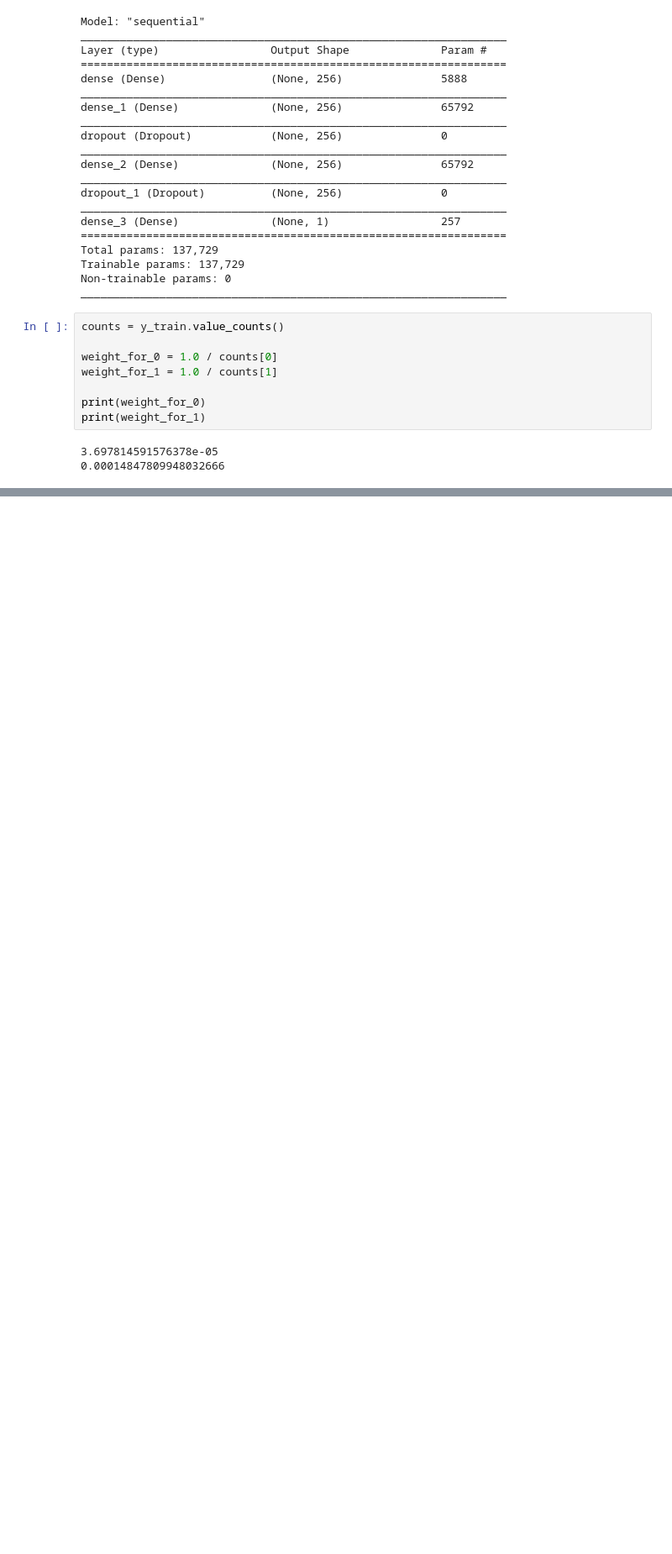
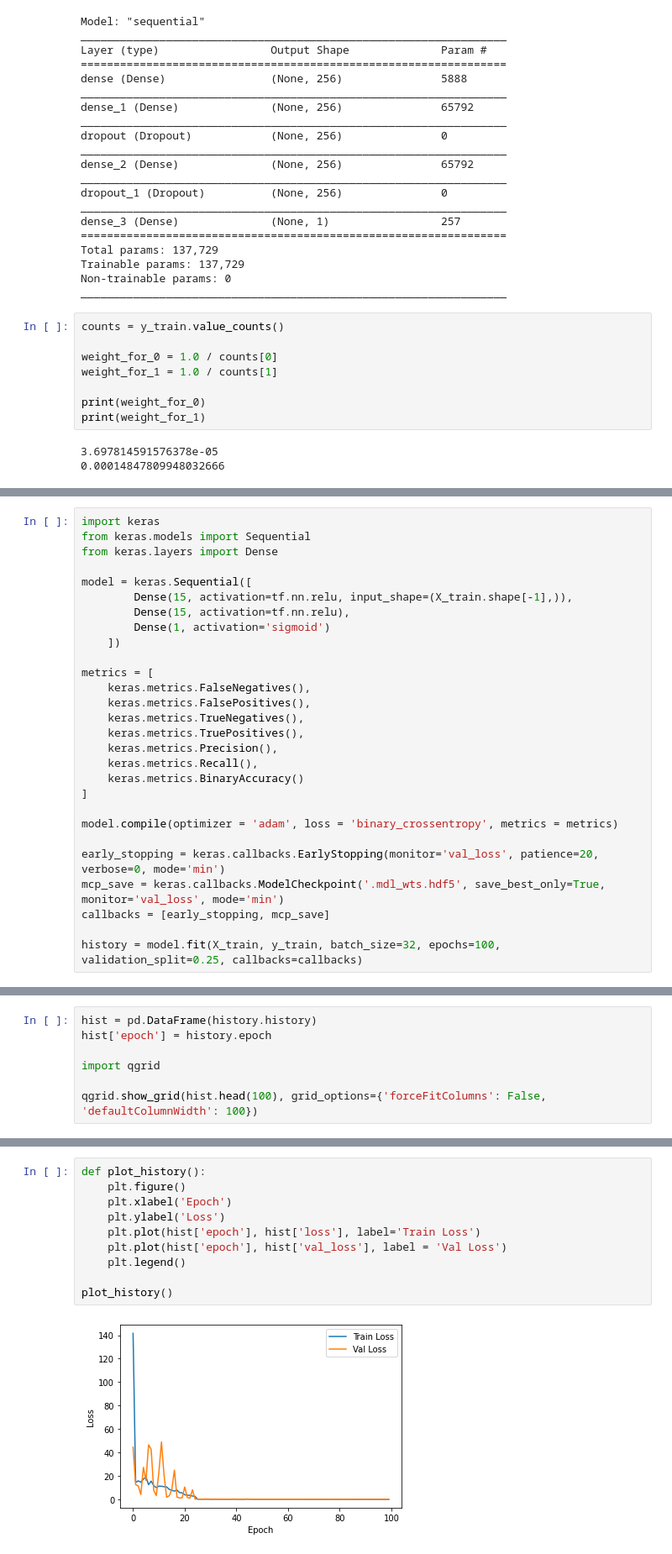
Before and after one commit to cwperks/eai6000_group5, a Jupyter notebook: week4/cperkins_week4_analysis.ipynb, the cells around one changed output, grey strips where cells are left out. Shown at 84% size. Drawn from its saved outputs; the diff is of its cells as text; blank space fills up the shorter version.

```diff
--- a/week4/cperkins_week4_analysis.ipynb
+++ b/week4/cperkins_week4_analysis.ipynb
@@ -438,0 +712,28 @@ Epoch 10/10
+# %%
+import keras
+from keras.models import Sequential
+from keras.layers import Dense
+
+model = keras.Sequential([
+        Dense(15, activation=tf.nn.relu, input_shape=(X_train.shape[-1],)),
+        Dense(15, activation=tf.nn.relu),
+        Dense(1, activation='sigmoid')
+    ])
+
+metrics = [
+    keras.metrics.FalseNegatives(),
+    keras.metrics.FalsePositives(),
+    keras.metrics.TrueNegatives(),
+    keras.metrics.TruePositives(),
+    keras.metrics.Precision(),
+    keras.metrics.Recall(),
+    keras.metrics.BinaryAccuracy()
+]
+
+model.compile(optimizer = 'adam', loss = 'binary_crossentropy', metrics = metrics)
+
+early_stopping = keras.callbacks.EarlyStopping(monitor='val_loss', patience=20, verbose=0, mode='min')
+mcp_save = keras.callbacks.ModelCheckpoint('.mdl_wts.hdf5', save_best_only=True, monitor='val_loss', mode='min')
+callbacks = [early_stopping, mcp_save]
+
+history = model.fit(X_train, y_train, batch_size=32, epochs=100, validation_split=0.25, callbacks=callbacks)
@@ -438,0 +758,7 @@ Epoch 10/10
+# %%
+hist = pd.DataFrame(history.history)
+hist['epoch'] = history.epoch
+
+import qgrid
+
+qgrid.show_grid(hist.head(100), grid_options={'forceFitColumns': False, 'defaultColumnWidth': 100})
@@ -438,0 +767,12 @@ Epoch 10/10
+# %%
+def plot_history():
+    plt.figure()
+    plt.xlabel('Epoch')
+    plt.ylabel('Loss')
+    plt.plot(hist['epoch'], hist['loss'], label='Train Loss')
+    plt.plot(hist['epoch'], hist['val_loss'], label = 'Val Loss')
+    plt.legend()
+
+plot_history()
+# %% [output]
+[figure, added]
```
Also changed, not shown: parts of 27 cells of this notebook, 1 other file.
